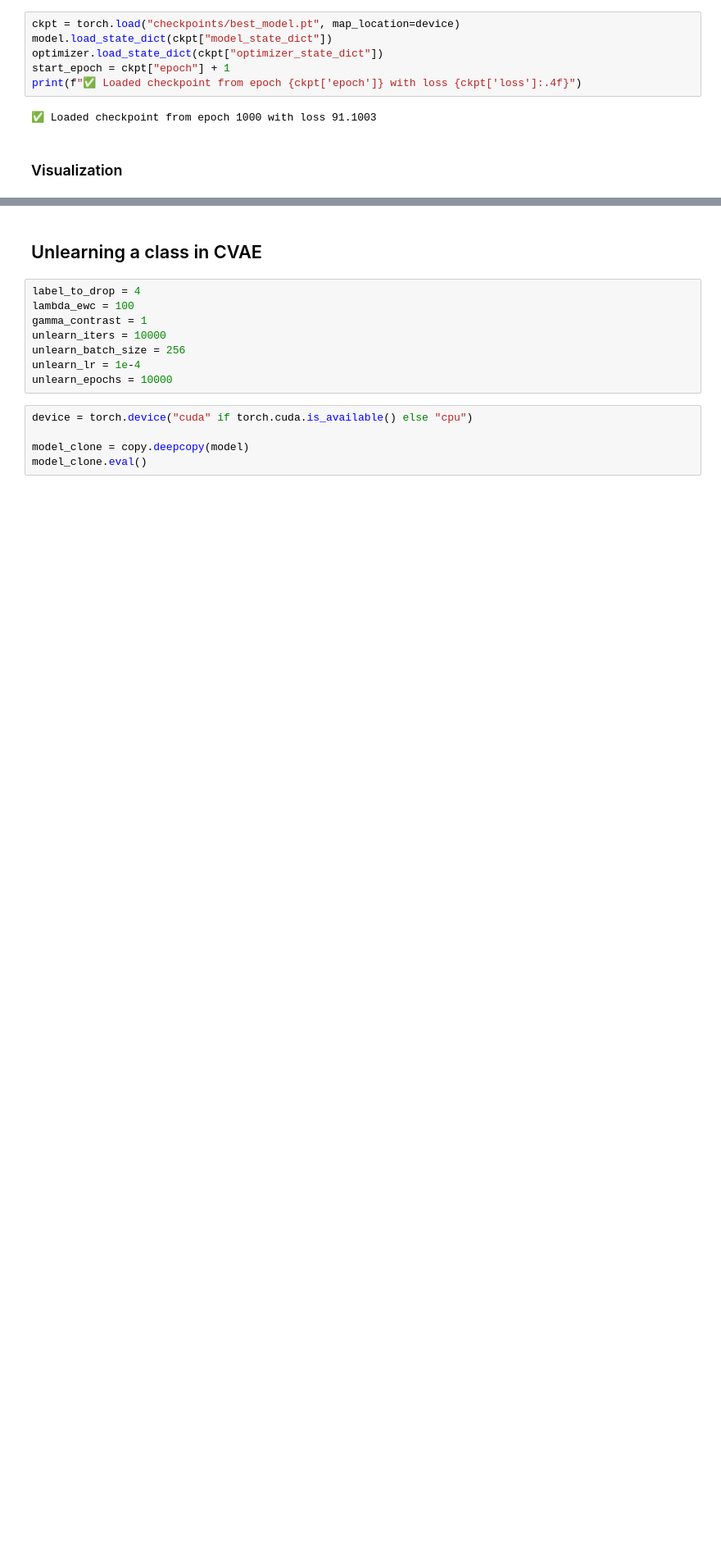
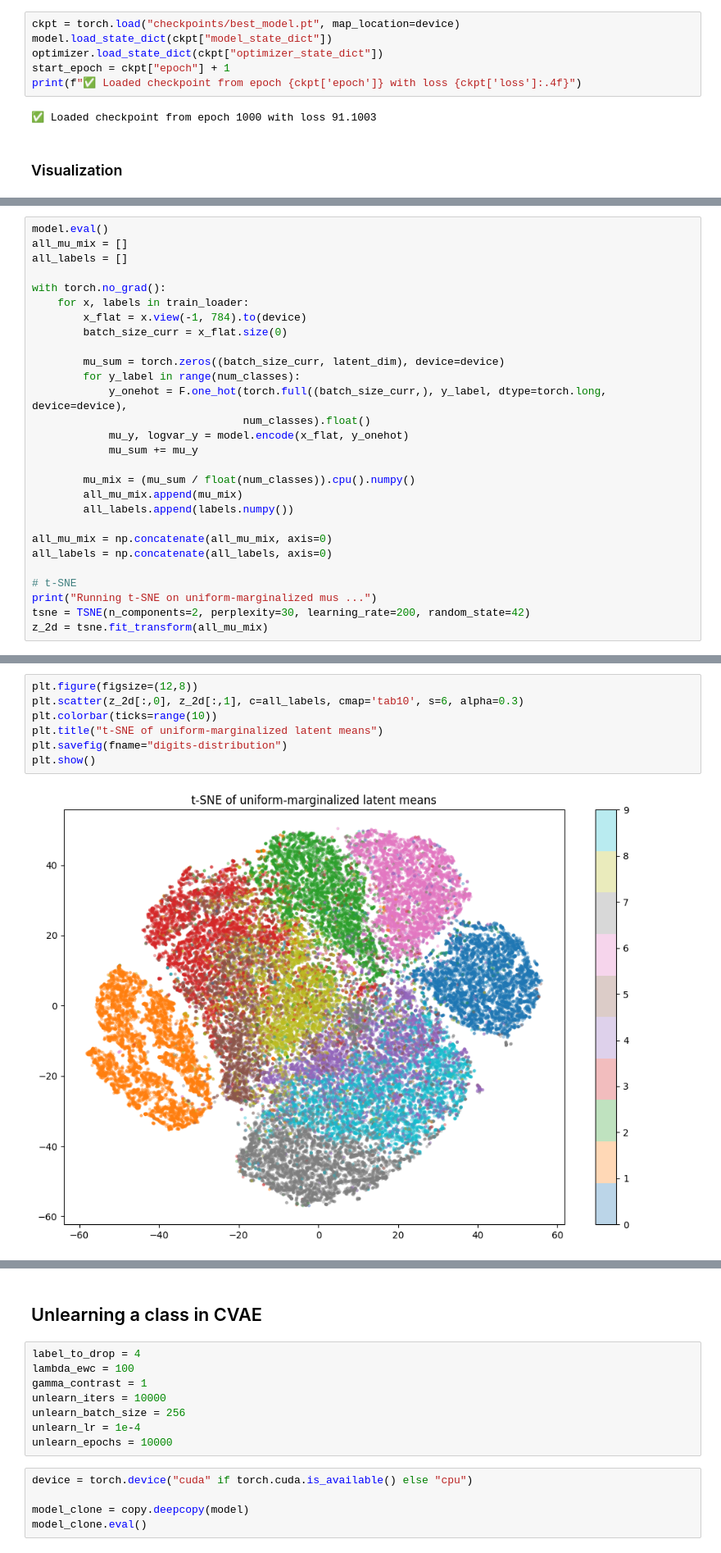
Before and after one commit to Amir14Souri/Task1, a Jupyter notebook: task.ipynb, the cells around one changed output, grey strips where cells are left out. Shown at 82% size. Cells and saved outputs as stored; diff of their text form; blank space fills up the shorter version.

Commit message:
add latent space distribution & exploration

```diff
--- a/task.ipynb
+++ b/task.ipynb
@@ -170,0 +174,28 @@ with torch.no_grad():
+# %%
+model.eval()
+all_mu_mix = []
+all_labels = []
+
+with torch.no_grad():
+    for x, labels in train_loader:
+        x_flat = x.view(-1, 784).to(device)
+        batch_size_curr = x_flat.size(0)
+
+        mu_sum = torch.zeros((batch_size_curr, latent_dim), device=device)
+        for y_label in range(num_classes):
+            y_onehot = F.one_hot(torch.full((batch_size_curr,), y_label, dtype=torch.long, device=device),
+                                 num_classes).float()
+            mu_y, logvar_y = model.encode(x_flat, y_onehot)
+            mu_sum += mu_y
+
+        mu_mix = (mu_sum / float(num_classes)).cpu().numpy()
+        all_mu_mix.append(mu_mix)
+        all_labels.append(labels.numpy())
+
+all_mu_mix = np.concatenate(all_mu_mix, axis=0)
+all_labels = np.concatenate(all_labels, axis=0)
+
+# t-SNE
+print("Running t-SNE on uniform-marginalized mus ...")
+tsne = TSNE(n_components=2, perplexity=30, learning_rate=200, random_state=42)
+z_2d = tsne.fit_transform(all_mu_mix)
@@ -170,0 +206,9 @@ with torch.no_grad():
+# %%
+plt.figure(figsize=(12,8))
+plt.scatter(z_2d[:,0], z_2d[:,1], c=all_labels, cmap='tab10', s=6, alpha=0.3)
+plt.colorbar(ticks=range(10))
+plt.title("t-SNE of uniform-marginalized latent means")
+plt.savefig(fname="digits-distribution")
+plt.show()
+# %% [output]
+[figure, added]
```
Also changed, not shown: parts of 10 cells of this notebook, 3 other files.
